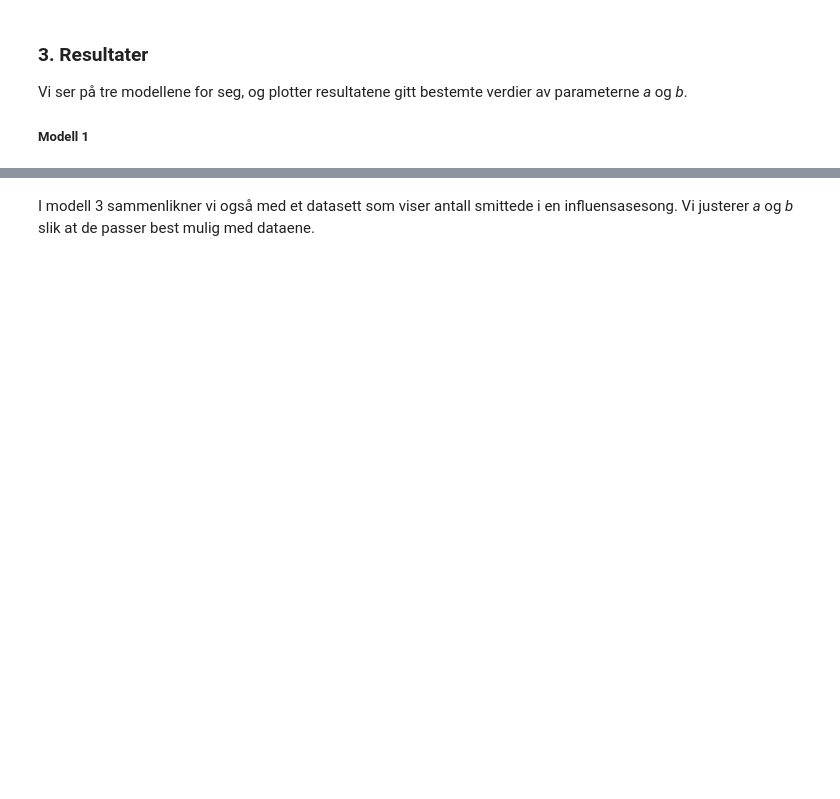
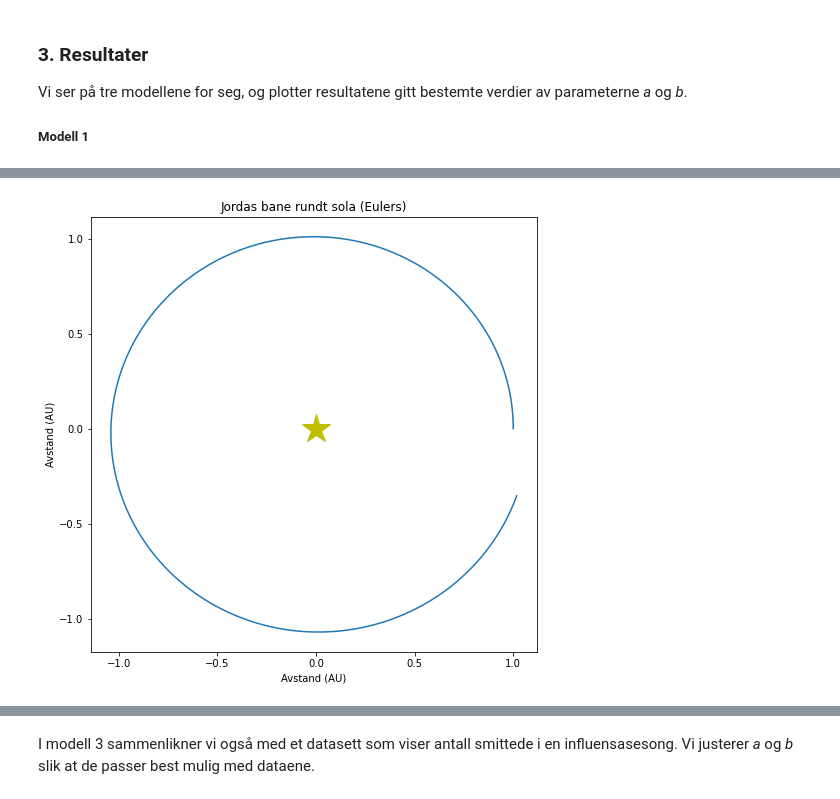
Before and after one commit to JesperVigtel/Planeter-Modellering, a Jupyter notebook: Planetmodellering.ipynb, the cells around one changed output, grey strips where cells are left out. Drawn from its saved outputs; the diff is of its cells as text; code cells hidden in the pictures; blank space fills up the shorter version.

```diff
--- a/Planetmodellering.ipynb
+++ b/Planetmodellering.ipynb
@@ -76,0 +80,59 @@ show()
+# %%
+from pylab import *
+
+# Variabler og konstanter
+G = 4 * pi**2    #Gravitasjonskonstanten 𝛾
+m_1 = 3*1e-6     #Jordmassen i solmasser
+solmasse = 1     #Solmassen i solmasser
+x_0 = 1          #Startposisjon x-aksen
+y_0 = 0          #Startposisjon y-aksen
+vx_0 = 0         #Startfart x-aksen
+vy_0 = 2*pi      #Startfart y-aksen
+
+x2 = 0          #Posisjonen til sola
+y2 = 0
+
+#Parametre
+N = 1000
+a = 0
+b = 1
+t = linspace(a,b,N)
+dt = t[1]-t[0]
+
+#Arrayer
+x = zeros(N+1)
+y = zeros(N+1)
+vx = zeros(N+1)
+vy = zeros(N+1)
+
+
+#Startverdier
+x[0] = x_0
+y[0] = y_0
+vx[0] = vx_0
+vy[0] = vy_0
+
+
+for i in range(N): #Eulers metode:
+    a_x = -G*solmasse*x[i]/((x[i]-x2)**2 + (y[i]-y2)**2)**(3/2)    #Utrykk fra teori 2.2.1
+    a_y = -G*solmasse*y[i]/((x[i]-x2)**2 + (y[i]-y2)**2)**(3/2)
+
+    vx[i+1] = vx[i] + a_x*dt                                  #For farten
+    vy[i+1] = vy[i] + a_y*dt
+
+    x[i+1] = x[i] + vx[i]*dt                                  #For posisjonen
+    y[i+1] = y[i] + vy[i]*dt
+
+
+figure(figsize=(8,8))
+
+
+#Plot jordas bane rundt sola
+plot(0,0,"y*", markersize =30 )    #Sola
+plot(x,y)    #Jordas bane
+title("Jordas bane rundt sola (Eulers)")
+xlabel("Avstand (AU)")
+ylabel("Avstand (AU)")
+show()
+# %% [output]
+[figure, added]
```
Also changed, not shown: parts of 11 cells of this notebook.
